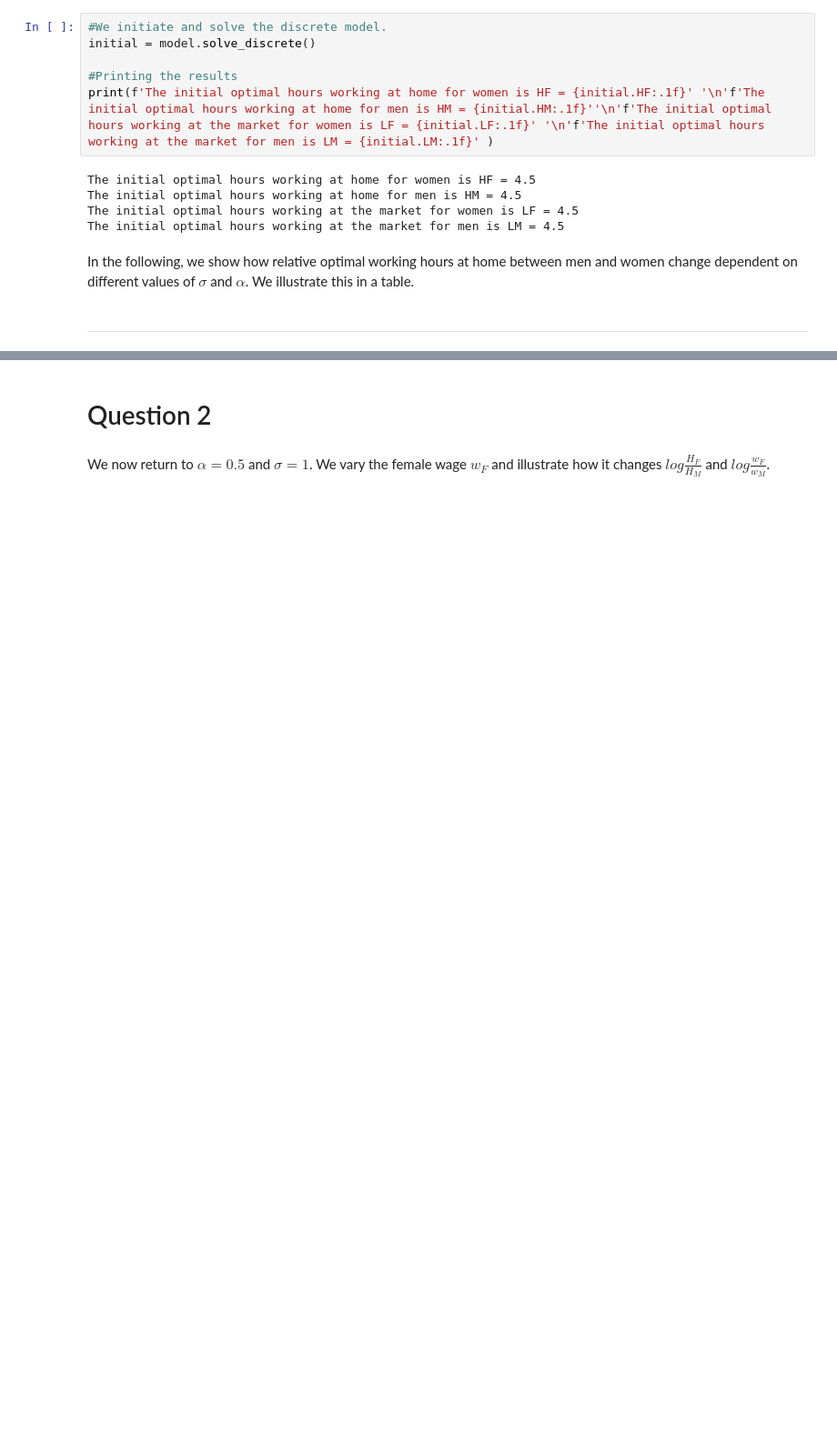
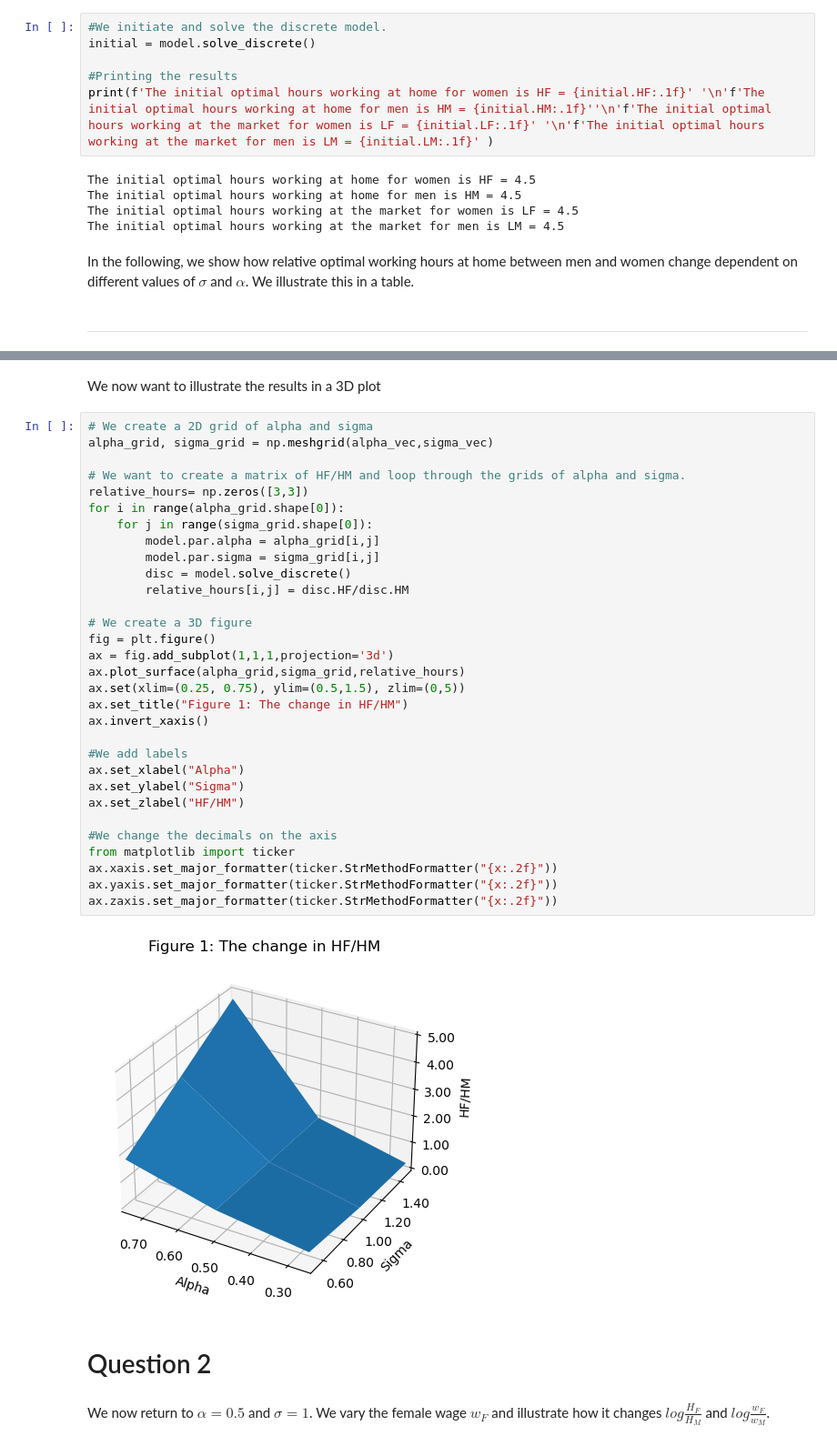
Before and after one commit to NumEconCopenhagen/projects-2023-ida-simone-elin, a Jupyter notebook: inauguralproject/inauguralproject.ipynb, the cells around one changed output, grey strips where cells are left out. Shown at 91% size. Saved outputs shown, nothing was run; the diff lists cells and outputs as text; blank space fills up the shorter version.

```diff
--- a/inauguralproject/inauguralproject.ipynb
+++ b/inauguralproject/inauguralproject.ipynb
@@ -85,6 +88,41 @@ Alpha/Sigma    0.50    1.00    1.50
     0.25    |   0.55   0.31   0.21
     0.50    |   1.00   1.00   1.00
     0.75    |   1.83   3.25   4.67
+# %% [markdown]
+We now want to illustrate the results in a 3D plot
+# %%
+# We create a 2D grid of alpha and sigma
+alpha_grid, sigma_grid = np.meshgrid(alpha_vec,sigma_vec)
+
+# We want to create a matrix of HF/HM and loop through the grids of alpha and sigma.
+relative_hours= np.zeros([3,3])
+for i in range(alpha_grid.shape[0]):
+    for j in range(sigma_grid.shape[0]):
+        model.par.alpha = alpha_grid[i,j]
+        model.par.sigma = sigma_grid[i,j]
+        disc = model.solve_discrete()
+        relative_hours[i,j] = disc.HF/disc.HM
+
+# We create a 3D figure
+fig = plt.figure()
+ax = fig.add_subplot(1,1,1,projection='3d')
+ax.plot_surface(alpha_grid,sigma_grid,relative_hours)
+ax.set(xlim=(0.25, 0.75), ylim=(0.5,1.5), zlim=(0,5))
+ax.set_title("Figure 1: The change in HF/HM")
+ax.invert_xaxis()
+
+#We add labels
+ax.set_xlabel("Alpha")
+ax.set_ylabel("Sigma")
+ax.set_zlabel("HF/HM")
+
+#We change the decimals on the axis
+from matplotlib import ticker
+ax.xaxis.set_major_formatter(ticker.StrMethodFormatter("{x:.2f}"))
+ax.yaxis.set_major_formatter(ticker.StrMethodFormatter("{x:.2f}"))
+ax.zaxis.set_major_formatter(ticker.StrMethodFormatter("{x:.2f}"))
+# %% [output]
+[figure, added]
 # %% [markdown]
 # Question 2
 # %% [markdown]
```
Also changed, not shown: parts of 17 cells of this notebook.
